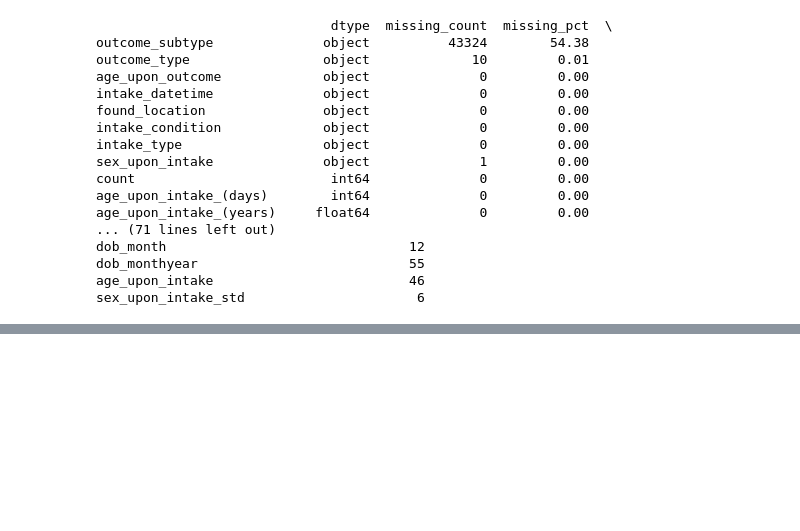
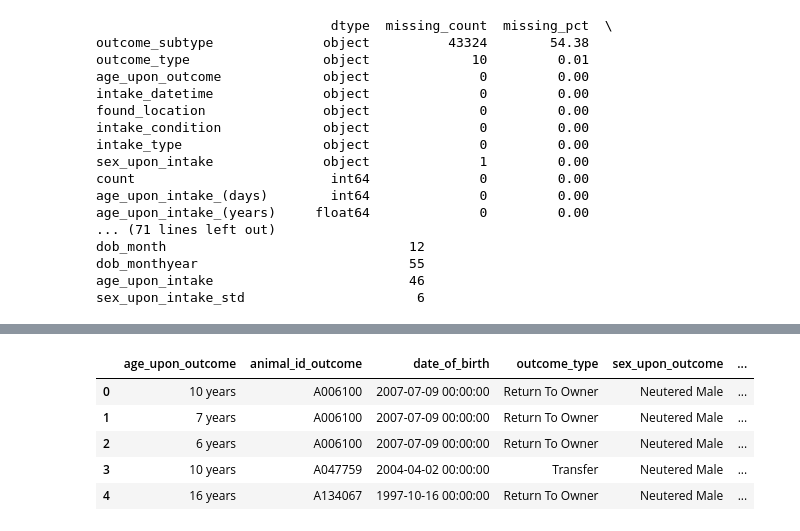
Before and after one commit to memckay/mads-milestone-1, a Jupyter notebook: notebooks/elt/2_silver.ipynb, the cells around one changed output, grey strips where cells are left out. Cells and saved outputs as stored; diff of their text form; code cells hidden in the pictures; blank space fills up the shorter version.

```diff
--- a/notebooks/elt/2_silver.ipynb
+++ b/notebooks/elt/2_silver.ipynb
@@ -360,0 +377,9 @@ cat_cols = [
+# %%
+df.head()
+# %% [output]
+|  | age_upon_outcome | animal_id_outcome | date_of_birth | outcome_type | sex_upon_outcome | ... |
+| 0 | 10 years | A006100 | 2007-07-09 00:00:00 | Return To Owner | Neutered Male | ... |
+| 1 | 7 years | A006100 | 2007-07-09 00:00:00 | Return To Owner | Neutered Male | ... |
+| 2 | 6 years | A006100 | 2007-07-09 00:00:00 | Return To Owner | Neutered Male | ... |
+| 3 | 10 years | A047759 | 2004-04-02 00:00:00 | Transfer | Neutered Male | ... |
+| 4 | 16 years | A134067 | 1997-10-16 00:00:00 | Return To Owner | Neutered Male | ... |
```
Also changed, not shown: parts of 3 cells of this notebook, 2 other files.
